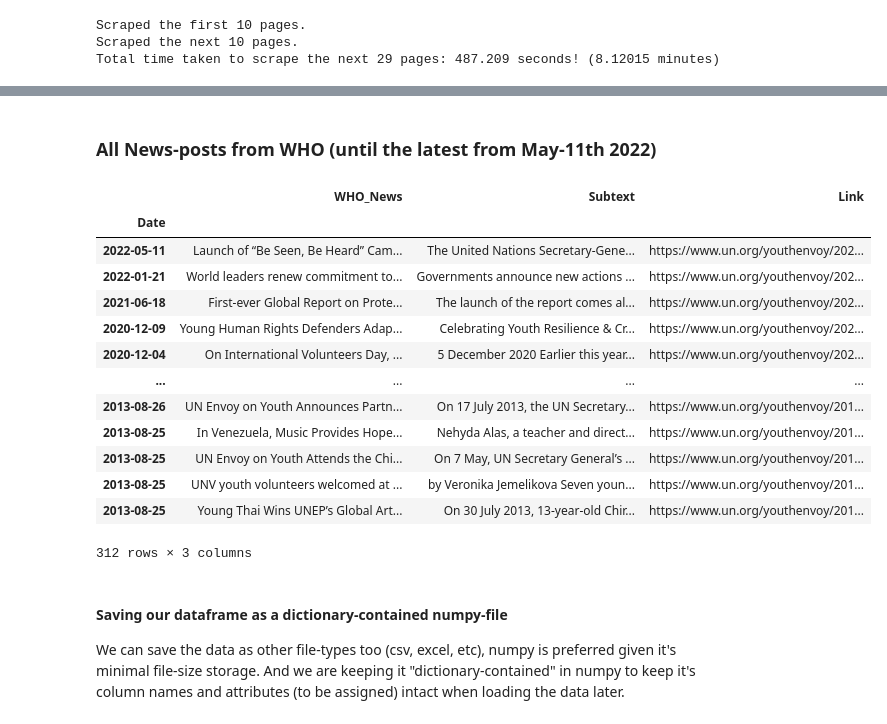
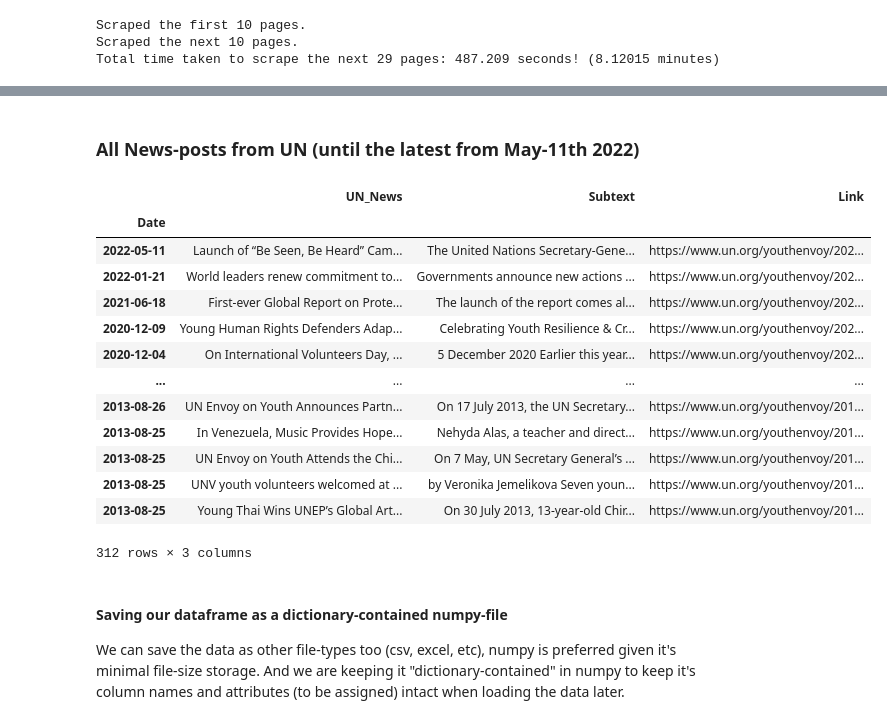
Before and after one commit to FaarisRazi/Python-Daily, a Jupyter notebook: Scrape-or-Crawl/News_from_WHO.ipynb, the cells around one changed output, grey strips where cells are left out. Drawn from its saved outputs; the diff is of its cells as text; code cells hidden in the pictures.

```diff
--- a/Scrape-or-Crawl/News_from_WHO.ipynb
+++ b/Scrape-or-Crawl/News_from_WHO.ipynb
@@ -83,12 +83,12 @@ who_news_df
 # %% [markdown]
 Some may prefer a dataframe with dates as our index, lets set it this way with "Dates" as date-time objects:
 # %%
-datetime_index = pd.to_datetime(who_news_df.Date)
+datetime_index = pd.to_datetime(UN_news_df.Date)
 
-who_news_df.set_index(datetime_index, inplace=True)
-who_news_df.drop('Date', axis=1, inplace=True)
+UN_news_df.set_index(datetime_index, inplace=True)
+UN_news_df.drop('Date', axis=1, inplace=True)
 
 print("A cleaner dataframe indexed Date-times:")
-who_news_df
+UN_news_df
 # %% [output]
 A cleaner dataframe indexed Date-times:
@@ -135,7 +135,7 @@ Total number of post-pages      = 32
 # %%
 import numpy as np
 
-def get_WHO_news(url='https://www.un.org/youthenvoy/news/page/%d', page=1, to_page = 0, as_df=True, save=False):
+def UN_news(url='https://www.un.org/youthenvoy/news/page/%d', page=1, to_page = 0, as_df=True, save=False):
 
     if not isinstance(page, int):
         raise ValueError(f"Invalid {type(page)} page input, only numbers (integers) allowed.")
@@ -149,7 +149,7 @@ def get_WHO_news(url='https://www.un.org/youthenvoy/news/page/%d', page=1, to_pa
     cards = soup.find_all("div", attrs={'class':'fusion-post-content post-content'})
 
     # Loop-collection of details per News-post on page.
-    who_news_cards = []
+    UN_news_cards = []
     for i, card in enumerate(cards, 1):
 
         card_link = card.find('a', href=True)
@@ -159,13 +159,13 @@ def get_WHO_news(url='https://www.un.org/youthenvoy/news/page/%d', page=1, to_pa
                             attrs={'class':'fusion-post-content-container'}).text.strip()
         card_url = card_link['href']
 
-        who_news_cards.append([title, date, subtext, card_url])
+        UN_news_cards.append([title, date, subtext, card_url])
 
     # Pages-Recursion: Add more pages of news-posts until the final page ("to_page")
     if to_page > page:
         for i, pg in enumerate(range(page+1, to_page+1), 1):
-            page_posts = get_WHO_news(page=pg, as_df=False, save=True)
-            who_news_cards += page_posts
+            page_posts = UN_news(page=pg, as_df=False, save=True)
+            UN_news_cards += page_posts
 
             page_in10s = i%10
 
@@ -180,25 +180,25 @@ def get_WHO_news(url='https://www.un.org/youthenvoy/news/page/%d', page=1, to_pa
 
     # If we want to return our results as a dataframe (date-time indexed)
     if as_df:
-        who_news_df = pd.DataFrame(who_news_cards, columns=['WHO_News','Date','Subtext','Link'])
-        datetime_index = pd.to_datetime(who_news_df.Date)
+        UN_news_df = pd.DataFrame(UN_news_cards, columns=['UN_News','Date','Subtext','Link'])
+        datetime_index = pd.to_datetime(UN_news_df.Date)
 
-        who_news_df.set_index(datetime_index, inplace=True)
-        who_news_df.drop('Date', axis=1, inplace=True)
+        UN_news_df.set_index(datetime_index, inplace=True)
+        UN_news_df.drop('Date', axis=1, inplace=True)
 
-        who_news_cards = who_news_df
+        UN_news_cards = UN_news_df
 
     if save: # This is mostly for saving progress of iterative results (multiple page scraping)
-        np.save('news_from_WHO', {'posts':who_news_cards}, allow_pickle=True)
+        np.save('news_from_UN', {'posts':UN_news_cards}, allow_pickle=True)
 
-    return who_news_cards
+    return UN_news_cards
 # %% [markdown]
 #### Testing our function to collect News-posts of the next two pages
 # %%
 from ttictoc import tic, toc # To track code run-time
 
 tic()
-pages_2to3 = get_WHO_news(page=2, to_page=3)
+pages_2to3 = UN_news(page=2, to_page=3)
 
 print(f"Total time taken to scrape news pages 2 - 3: {round(toc(), 3)} seconds")
 # %% [output]
@@ -229,7 +229,7 @@ The above collection of the next **two pages of news-posts** took approx. **~35
 # %%
 tic()
 
-next_pages = get_WHO_news(page=4, to_page=32)
+next_pages = UN_news(page=4, to_page=32)
 
 end_time = round(toc(), 3)
 
@@ -258,11 +258,11 @@ next_pages
 | 2013-08-25 | Young Thai Wins UNEP’s Global Art... | On 30 July 2013, 13-year-old Chir... | https://www.un.org/youthenvoy/201... |
 282 rows × 3 columns
 # %% [markdown]
-### All News-posts from WHO (until the latest from May-11th 2022)
+### All News-posts from UN (until the latest from May-11th 2022)
 # %%
-pd.concat([who_news_df, pages_2to3, next_pages])
+pd.concat([UN_news_df, pages_2to3, next_pages])
 # %% [output]
-|  | WHO_News | Subtext | Link |
+|  | UN_News | Subtext | Link |
 | Date |  |  |  |
 | 2022-05-11 | Launch of “Be Seen, Be Heard” Cam... | The United Nations Secretary-Gene... | https://www.un.org/youthenvoy/202... |
 | 2022-01-21 | World leaders renew commitment to... | Governments announce new actions ... | https://www.un.org/youthenvoy/202... |
```
Also changed, not shown: parts of 11 cells of this notebook.
